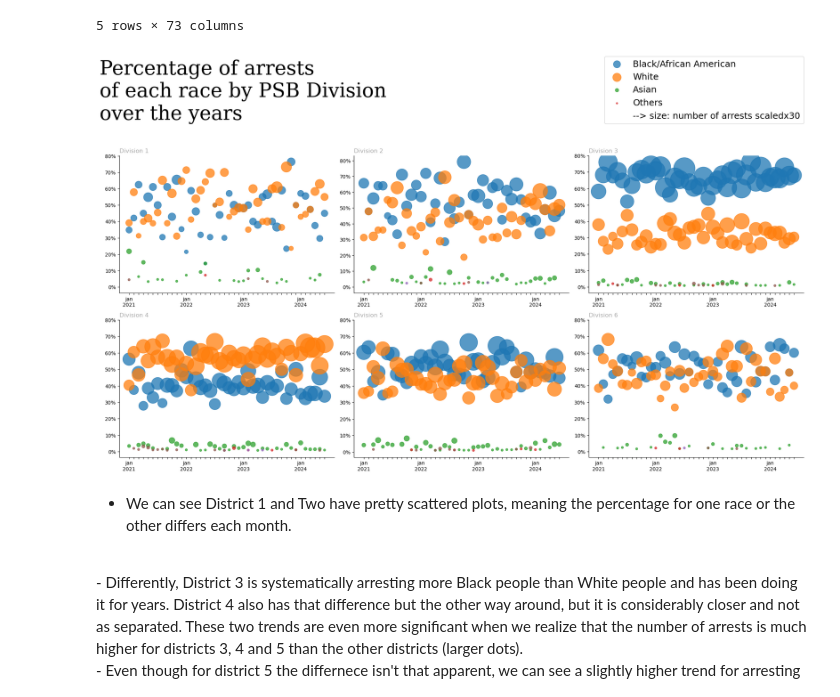
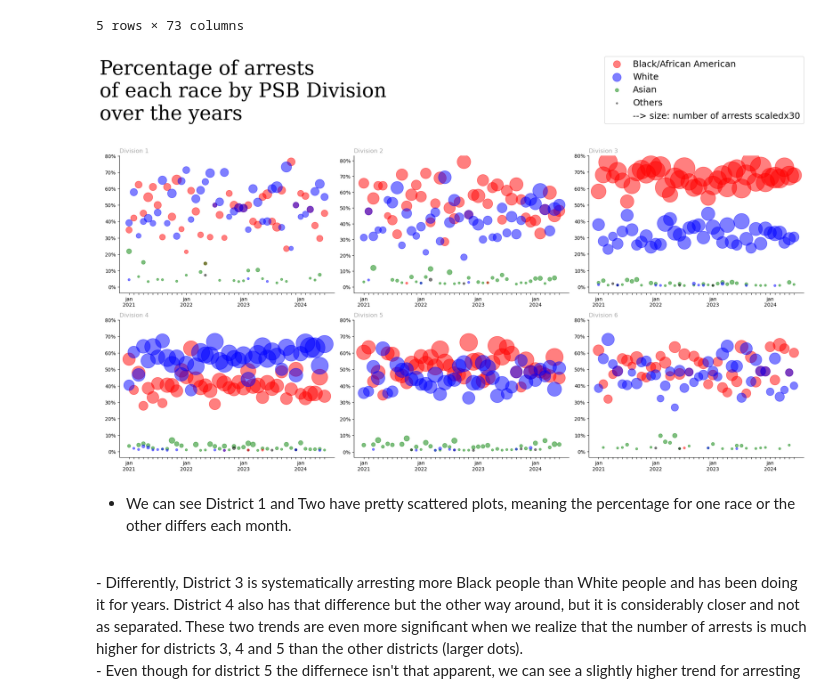
Before and after one commit to emmajslz/eda-project-police-arrest, a Jupyter notebook: police-arrests-montgomery-study.ipynb, the cells around one changed output. Saved outputs shown, nothing was run; the diff lists cells and outputs as text; code cells hidden in the pictures.

```diff
--- a/police-arrests-montgomery-study.ipynb
+++ b/police-arrests-montgomery-study.ipynb
@@ -1939,7 +1940,7 @@ arrest_percents = [np.array(list(age_rate_22['percentage_of_arrests_2022'])),
                    np.array(list(race_rate_22['percentage_of_arrests_2022'])),
                    np.array(list(ethnicity_rate_22['percentage_of_arrests_2022']))]
 
-colors = ['cornflowerblue', 'firebrick']
+colors = ['red', 'blue']
 
 for i in range (4):
 
@@ -1952,8 +1953,8 @@ for i in range (4):
 
     w = .35 # Use 35% of each slot (day of week) per bar, leaving 30% for spacing
 
-    l1 = ax[i].bar(x-w/2, pop_percent,     width=w, color=colors[0], label="Percentage out of the total population")
-    l2 = ax[i].bar(x+w/2, arrest_percent,  width=w, color=colors[1], label="Percentage out of the total number of arrests")
+    l1 = ax[i].bar(x-w/2, pop_percent,     width=w, color=colors[0], label="Percentage out of the total population",alpha= 0.6)
+    l2 = ax[i].bar(x+w/2, arrest_percent,  width=w, color=colors[1], label="Percentage out of the total number of arrests", alpha = 0.7)
 
     ax[i].set_xticks(x)
     if i==2:
@@ -2002,7 +2003,7 @@ for i in range(4):
     dataset = datasets[i]
 
     # Plotting the arrest rates
-    ax[i].bar(dataset.index, dataset['rate_2022'], color='red')
+    ax[i].bar(dataset.index, dataset['rate_2022'], color='red', alpha =0.7)
 
     ax[i].set_ylabel("\nArrest Rate per 1k individuals", horizontalalignment='left', color='dimgray')
     ax[i].yaxis.set_label_coords(-0.05, 0)
@@ -2219,35 +2220,37 @@ demographics_by_division.head()
 # %%
 fig, ax = plt.subplots(nrows=2, ncols=3, figsize=(20,12))
 ax = ax.flatten()
 
 x = np.arange(len(demographics_by_division.index))
 plots = []
 
+colors = ['red', 'blue', 'green', 'black']
+
 for i in range(1,7):
     for j, race in enumerate(races):
         y = np.array(demographics_by_division[str(i) + "D-" + str(race)+ '-%'].values)
         size = np.array(demographics_by_division[(str(i)+'D', race)].values)
-        plots.append(ax[i-1].scatter(x, y, label=race, s=size*20, alpha=0.75))
+        plots.append(ax[i-1].scatter(x, y, label=race, s=size*20, alpha=0.5, c=colors[j % len(colors)]))
 
     ax[i-1].set_yticks([0,10,20,30, 40, 50, 60, 70, 80])
     ax[i-1].set_yticklabels(['0%', '10%', '20%', '30%', '40%', '50%', '60%', '70%', '80%'])
 
     ax[i-1].set_xticks(x)
     ax[i-1].set_xticklabels(['jan\n2021'] + ['']*11 + ['jan\n2022'] + ['']*11 + ['jan\n2023'] + ['']*11 + ['jan\n2024'] + ['']*5)
 
     ax[i-1].spines['top'].set_visible(False)
     ax[i-1].spines['right'].set_visible(False)
 
     ax[i-1].set_title('Division '+ str(i), loc='left', color='darkgrey')
 
 fig.suptitle(f"Percentage of arrests\nof each race by PSB Division\nover the years\n",
              font='serif', size=40, x=0, horizontalalignment='left')
 fig.legend([plots], labels=races[:3]+['Others', '--> size: number of arrests scaledx30'], loc="upper right", fontsize=18)
 
 plt.tight_layout()
 plt.show()
 # %% [output]
-[figure, old version]
+[figure, new version]
 # %% [markdown]
 - We can see District 1 and Two have pretty scattered plots, meaning the percentage for one race or the other differs each month.
 <br>
```
Also changed, not shown: parts of 7 cells of this notebook, 2 other files.
